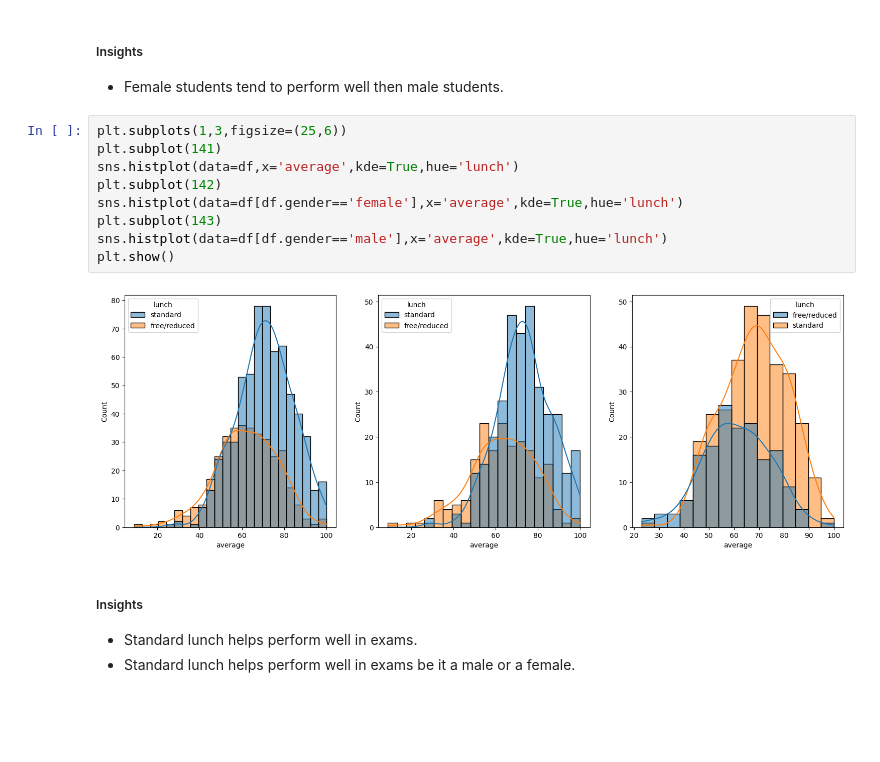
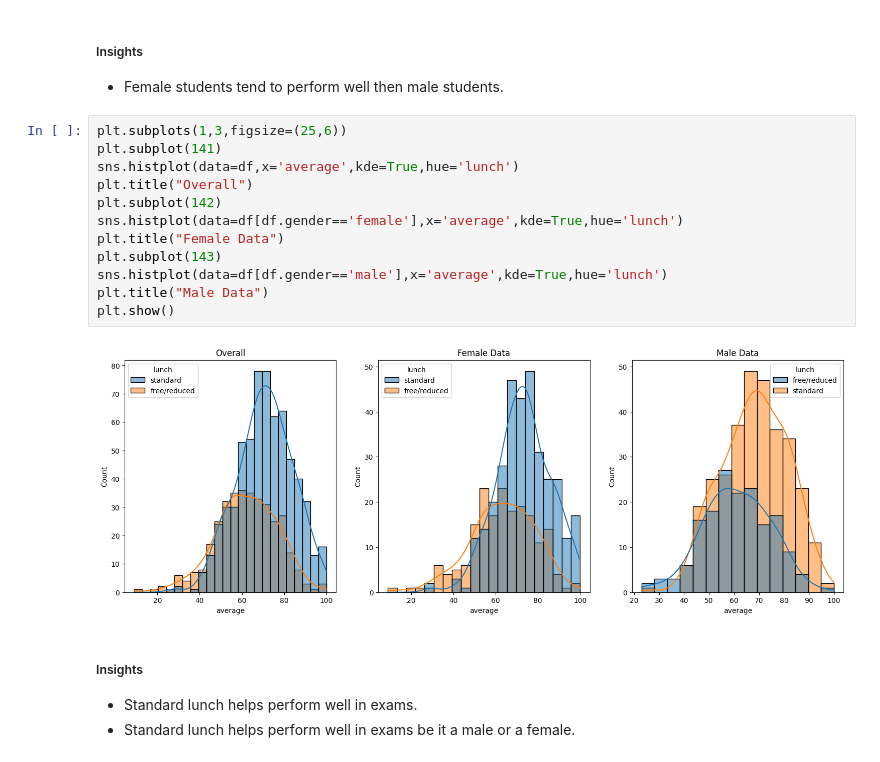
Before and after one commit to c4viveksharma/mlprojects, a Jupyter notebook: notebook/1 . EDA STUDENT PERFORMANCE .ipynb, the cells around one changed output. Saved outputs shown, nothing was run; the diff lists cells and outputs as text; blank space fills up the shorter version.

```diff
--- a/notebook/1 . EDA STUDENT PERFORMANCE .ipynb
+++ b/notebook/1 . EDA STUDENT PERFORMANCE .ipynb
@@ -271,14 +271,17 @@ plt.show()
 # %%
 plt.subplots(1,3,figsize=(25,6))
 plt.subplot(141)
 sns.histplot(data=df,x='average',kde=True,hue='lunch')
+plt.title("Overall")
 plt.subplot(142)
 sns.histplot(data=df[df.gender=='female'],x='average',kde=True,hue='lunch')
+plt.title("Female Data")
 plt.subplot(143)
 sns.histplot(data=df[df.gender=='male'],x='average',kde=True,hue='lunch')
+plt.title("Male Data")
 plt.show()
 # %% [output]
-[figure, old version]
+[figure, new version]
 # %% [markdown]
 #####  Insights
 - Standard lunch helps perform well in exams.
```
Also changed, not shown: parts of 17 cells of this notebook, 5 other files.
